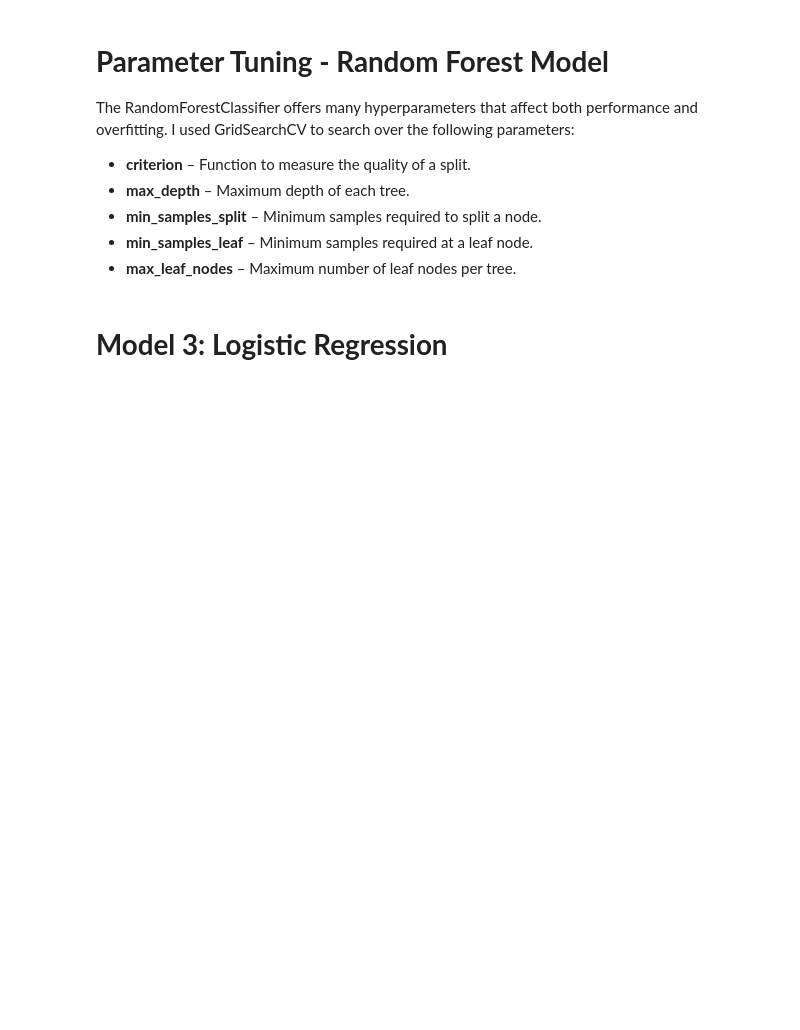
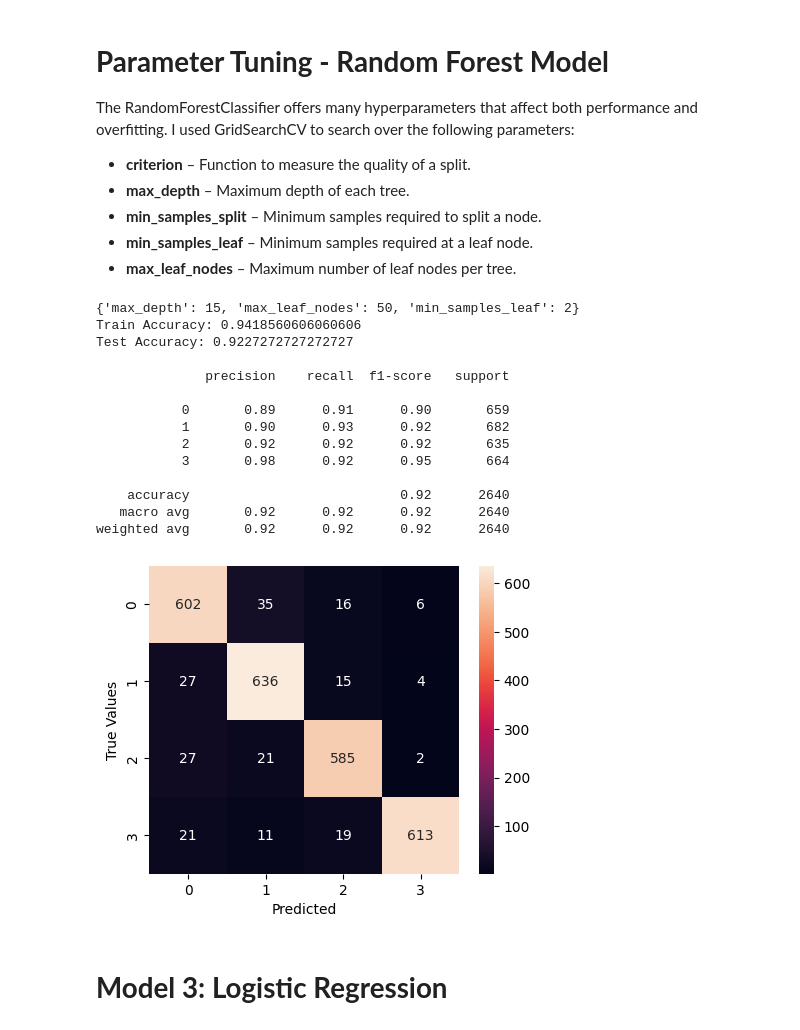
Before and after one commit to IrfanCamparaGithub/3162final, a Jupyter notebook: main.ipynb, the cells around one changed output. Drawn from its saved outputs; the diff is of its cells as text; code cells hidden in the pictures; blank space fills up the shorter version.

```diff
--- a/main.ipynb
+++ b/main.ipynb
@@ -170,15 +172,6 @@ from sklearn.metrics import classification_report, confusion_matrix
 import matplotlib.pyplot as plt
 
 def evaluate_model(model, X_train, t_train, X_test, t_test):
-    """
-    Evaluates a trained classification model by printing accuracy, classification report,
-    and displaying a confusion matrix heatmap.
-
-    Parameters:
-    - model: trained classification model
-    - X_train, t_train: training features and labels
-    - X_test, t_test: testing features and labels
-    """
 
     # Calculate and print accuracy scores
     train_score = model.score(X_train, t_train)
@@ -231,20 +222,18 @@ This is Irfans portion this portion is done
 # %%
 from sklearn.model_selection import GridSearchCV
-from sklearn.naive_bayes import GaussianNB
 
-nb = GaussianNB()
 hyper_parameters = {
     'var_smoothing': [1e-9, 1e-8, 1e-7, 1e-6, 1e-5, 1e-4, 1e-3]
 }
 
-gridSearch = GridSearchCV(nb, hyper_parameters, scoring = 'accuracy')
+gridSearch = GridSearchCV(nb_model, hyper_parameters, scoring = 'accuracy')
 gridSearch.fit(X_train, t_train)
-nb = GaussianNB(**gridSearch.best_params_)
+
 print(gridSearch.best_params_)
-nb.fit(X_train, t_train)
+nb_tuned = GaussianNB(**gridSearch.best_params_)
+nb_tuned.fit(X_train, t_train)
 
-# Using the Evaluation Function we created
-evaluate_model(nb, X_train, t_train, X_test, t_test)
+evaluate_model(nb_tuned, X_train, t_train, X_test, t_test)
 # %% [output]
 {'var_smoothing': 1e-09}
 Train Accuracy: 0.8682765151515152
@@ -284,23 +286,36 @@ The RandomForestClassifier offers many hyperparameters that affect both performa
 - **max_leaf_nodes** – Maximum number of leaf nodes per tree.
 # %%
 from sklearn.model_selection import GridSearchCV
-from sklearn.ensemble import RandomForestClassifier
-rf_model = RandomForestClassifier()
 
-# Hyper-parameters that will be search for the best value
 hyper_parameters = {
-  "criterion": ["gini", "entropy"],
-  "max_depth": [5, 10],
-  "min_samples_split": [2, 5],
+  "max_depth": [5, 10, 15],
   "min_samples_leaf": [1, 2],
   "max_leaf_nodes": [10, 30, 50]
 }
+
 gridSearch = GridSearchCV(rf_model, hyper_parameters, scoring = 'accuracy')
 gridSearch.fit(X_train, t_train)
-rf_model = RandomForestClassifier(**gridSearch.best_params_)
 print(gridSearch.best_params_)
-rf_model.fit(X_train, t_train)
 
-evaluate_model(rf_model, X_train, t_train, X_test, t_test)
+rf_tuned = RandomForestClassifier(**gridSearch.best_params_)
+rf_tuned.fit(X_train, t_train)
+
+evaluate_model(rf_tuned, X_train, t_train, X_test, t_test)
+# %% [output]
+{'max_depth': 15, 'max_leaf_nodes': 50, 'min_samples_leaf': 2}
+Train Accuracy: 0.9418560606060606
+Test Accuracy: 0.9227272727272727
+
+              precision    recall  f1-score   support
+
+           0       0.89      0.91      0.90       659
+           1       0.90      0.93      0.92       682
+           2       0.92      0.92      0.92       635
+           3       0.98      0.92      0.95       664
+
+    accuracy                           0.92      2640
+   macro avg       0.92      0.92      0.92      2640
+weighted avg       0.92      0.92      0.92      2640
+[figure, added]
 # %% [markdown]
 # **Model 3: Logistic Regression**
```
Also changed, not shown: parts of 24 cells of this notebook, 1 other file.
